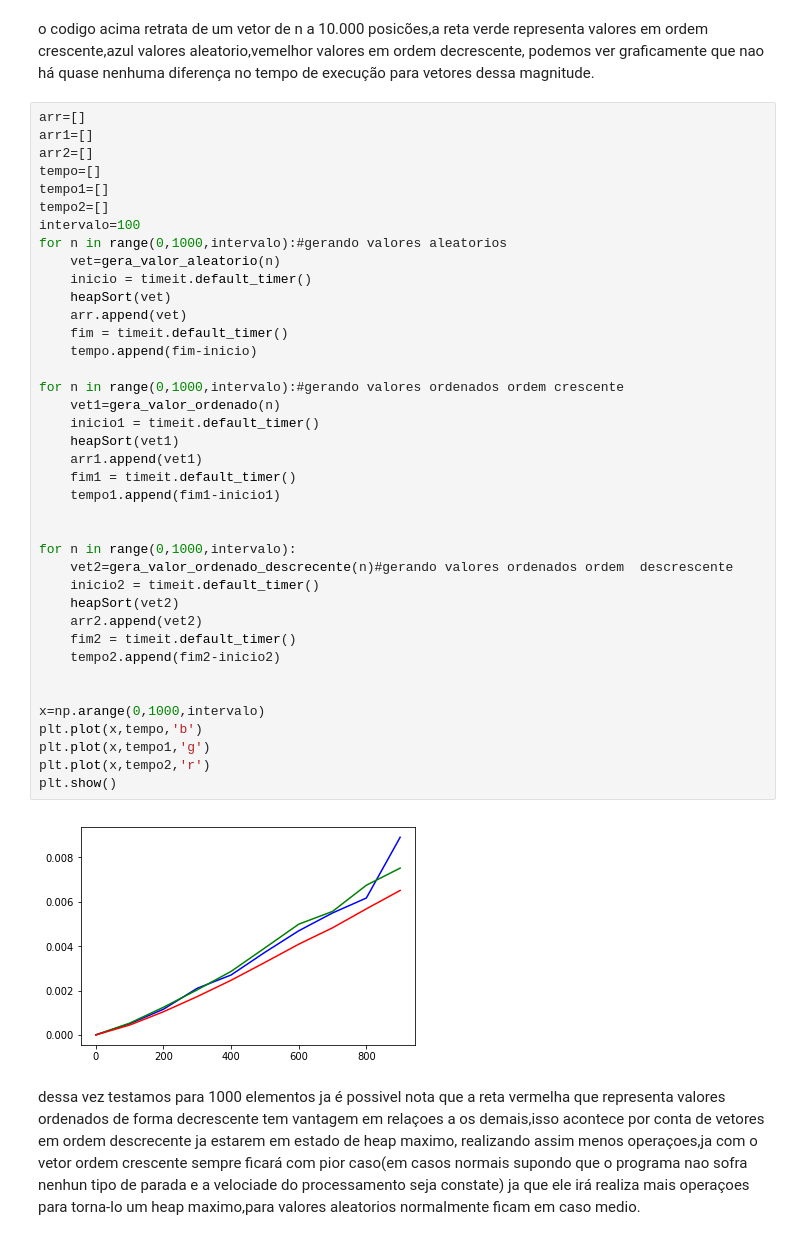
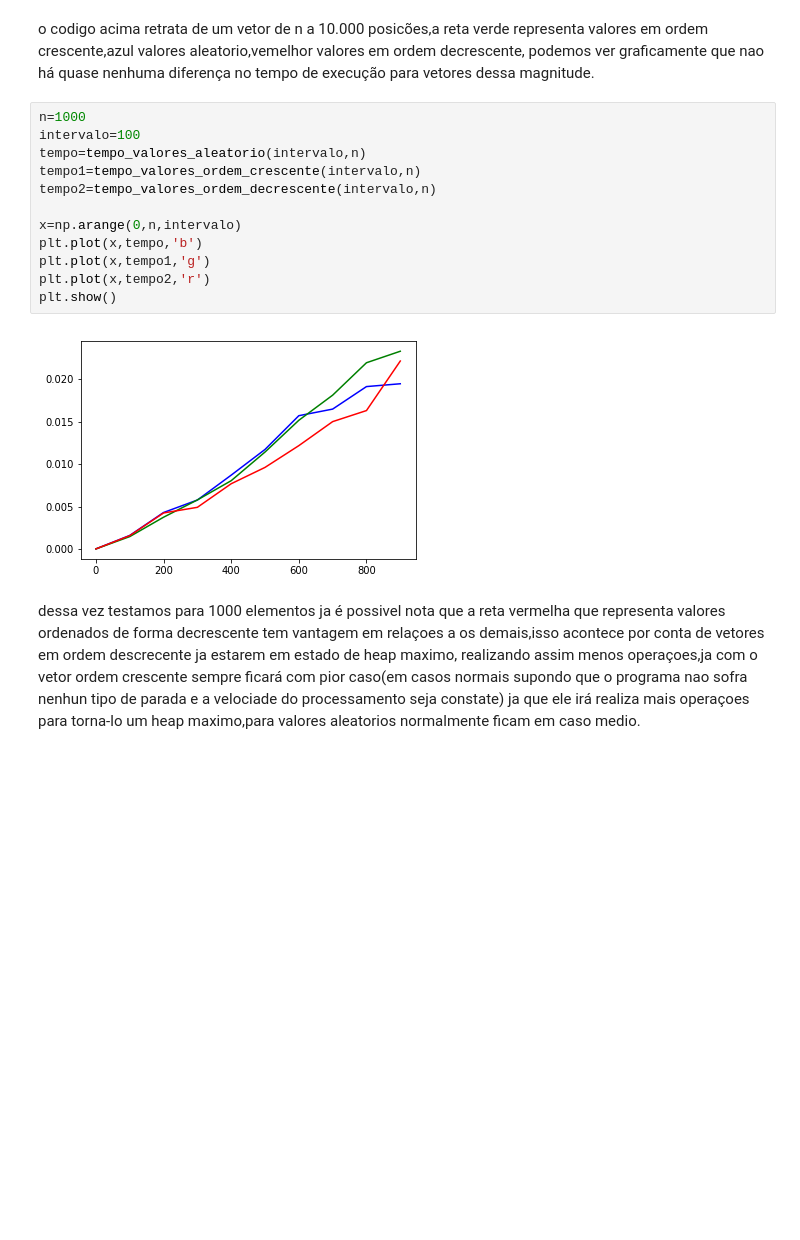
Before and after one commit to YannFigueiredo/TrabalhoAnaliseDeAlgoritmos, a Jupyter notebook: Questão 2/heap_sorte.ipynb, the cells around one changed output. Saved outputs shown, nothing was run; the diff lists cells and outputs as text; blank space fills up the shorter version.

```diff
--- a/Questão 2/heap_sorte.ipynb
+++ b/Questão 2/heap_sorte.ipynb
@@ -110,45 +161,18 @@ plt.show()
 # %% [markdown]
 o codigo acima retrata de um vetor de n a 10.000 posicões,a reta verde representa valores em ordem crescente,azul valores aleatorio,vemelhor valores em ordem decrescente, podemos ver graficamente que nao há quase nenhuma diferença no tempo de execução para vetores dessa magnitude.
-# %%
-arr=[]
-arr1=[]
-arr2=[]
-tempo=[]
-tempo1=[]
-tempo2=[]
-intervalo=100
-for n in range(0,1000,intervalo):#gerando valores aleatorios
-    vet=gera_valor_aleatorio(n)
-    inicio = timeit.default_timer()
-    heapSort(vet)
-    arr.append(vet)
-    fim = timeit.default_timer()
-    tempo.append(fim-inicio)
-
-for n in range(0,1000,intervalo):#gerando valores ordenados ordem crescente
-    vet1=gera_valor_ordenado(n)
-    inicio1 = timeit.default_timer()
-    heapSort(vet1)
-    arr1.append(vet1)
-    fim1 = timeit.default_timer()
-    tempo1.append(fim1-inicio1)
-
-
-for n in range(0,1000,intervalo):
-    vet2=gera_valor_ordenado_descrecente(n)#gerando valores ordenados ordem  descrescente
-    inicio2 = timeit.default_timer()
-    heapSort(vet2)
-    arr2.append(vet2)
-    fim2 = timeit.default_timer()
-    tempo2.append(fim2-inicio2)
-
-
-x=np.arange(0,1000,intervalo)
-plt.plot(x,tempo,'b')
-plt.plot(x,tempo1,'g')
-plt.plot(x,tempo2,'r')
-plt.show()
-# %% [output]
-[figure, removed]
+# %%
+n=1000
+intervalo=100
+tempo=tempo_valores_aleatorio(intervalo,n)
+tempo1=tempo_valores_ordem_crescente(intervalo,n)
+tempo2=tempo_valores_ordem_decrescente(intervalo,n)
+
+x=np.arange(0,n,intervalo)
+plt.plot(x,tempo,'b')
+plt.plot(x,tempo1,'g')
+plt.plot(x,tempo2,'r')
+plt.show()
+# %% [output]
+[figure, added]
 # %% [markdown]
 dessa vez testamos para 1000 elementos ja é possivel nota que a reta vermelha que representa valores ordenados de forma decrescente tem vantagem em relaçoes a os demais,isso acontece por conta de vetores em ordem descrecente ja estarem em estado de heap maximo, realizando assim menos operaçoes,ja com o vetor ordem crescente sempre ficará com pior caso(em casos normais supondo que o programa nao sofra nenhun tipo de parada e a velociade do processamento seja constate) ja que ele irá realiza mais operaçoes para torna-lo um heap maximo,para valores aleatorios normalmente ficam em caso medio.
```
Also changed, not shown: parts of 21 cells of this notebook.
